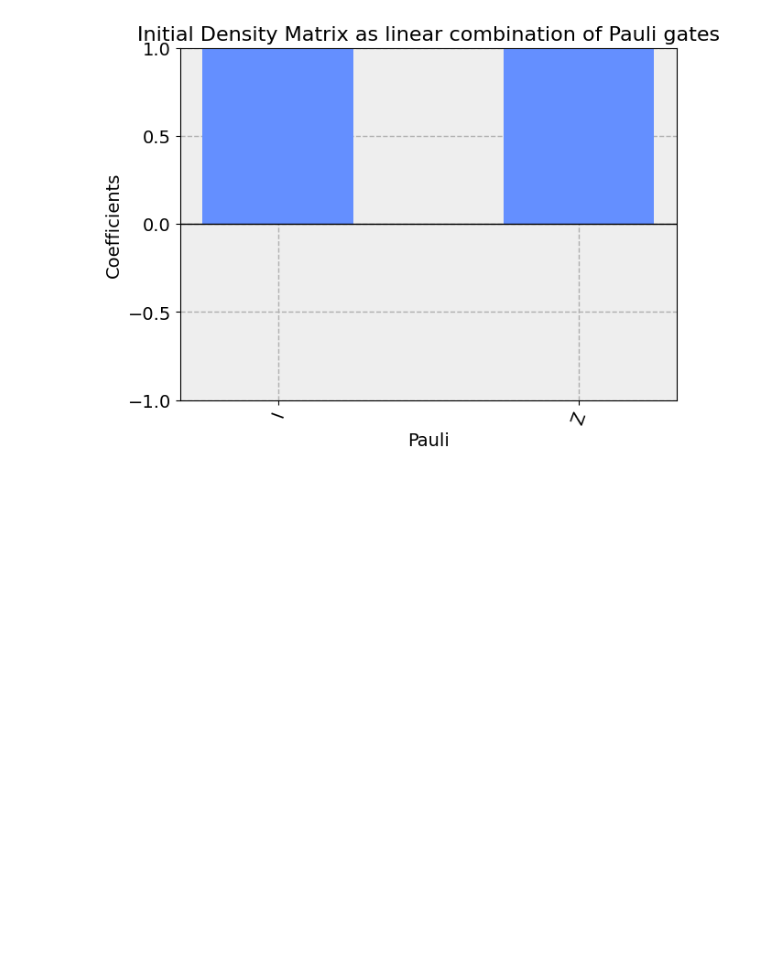
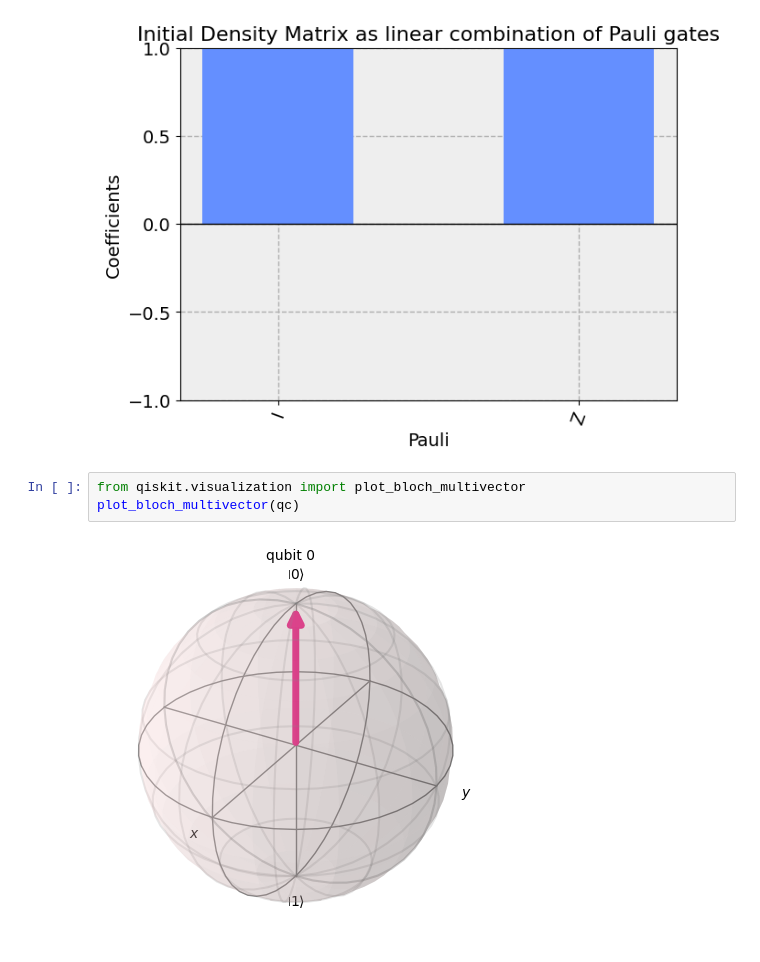
Before and after one commit to A-Hashemiann/Quantum_Information_Computation, a Jupyter notebook: Quantum_Computing/Pauli_Y.ipynb, the cells around one changed output. Drawn from its saved outputs; the diff is of its cells as text; blank space fills up the shorter version.

```diff
--- a/Quantum_Computing/Pauli_Y.ipynb
+++ b/Quantum_Computing/Pauli_Y.ipynb
@@ -47,3 +47,8 @@ from qiskit.visualization import plot_state_paulivec
 plot_state_paulivec(qc,title='Initial Density Matrix as linear combination of Pauli gates')
 # %% [output]
 [figure]
+# %%
+from qiskit.visualization import plot_bloch_multivector
+plot_bloch_multivector(qc)
+# %% [output]
+[figure, added]
```
